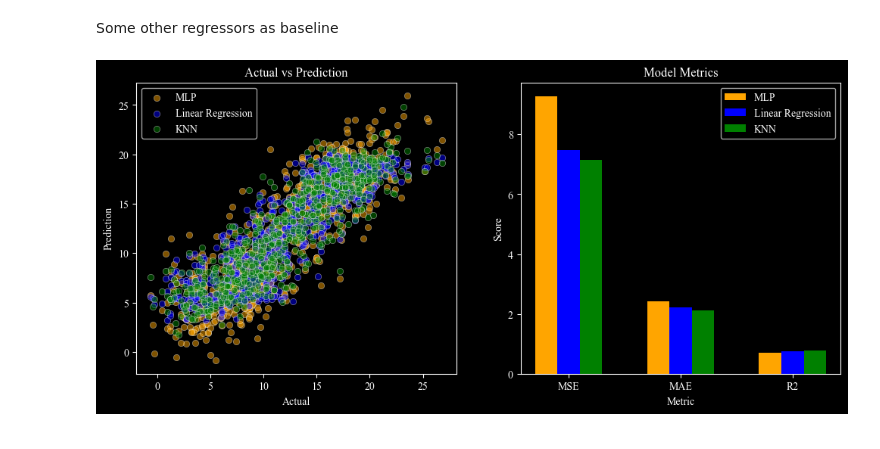
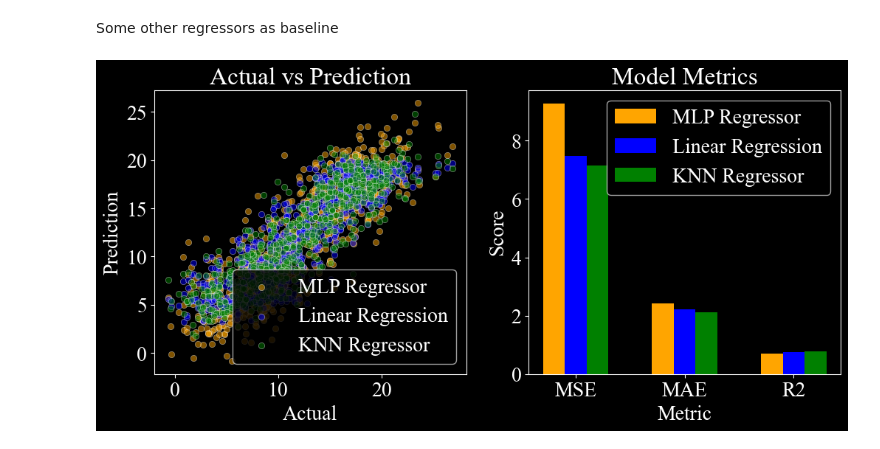
Before and after one commit to datnguyent93/TempPrediction, a Jupyter notebook: main.ipynb, the cells around one changed output. Saved outputs shown, nothing was run; the diff lists cells and outputs as text; code cells hidden in the pictures.

```diff
--- a/main.ipynb
+++ b/main.ipynb
@@ -6,7 +6,7 @@ import seaborn as sns
 from sklearn.ensemble import RandomForestRegressor
 from sklearn.model_selection import train_test_split, GridSearchCV
 from sklearn.preprocessing import StandardScaler
-from sklearn.metrics import mean_squared_error, mean_absolute_error, r2_score
+from sklearn.metrics import mean_squared_error, mean_absolute_error, r2_score, make_scorer
 from sklearn.neural_network import MLPRegressor
 from sklearn.linear_model import LinearRegression
 from sklearn.neighbors import KNeighborsRegressor
@@ -17,6 +17,7 @@ import warnings
 warnings.filterwarnings('ignore')
 # Visualization settings
 plt.rcParams['font.family'] = 'Times New Roman'
+plt.rcParams['font.size'] = 20
 plt.rcParams['axes.facecolor'] = 'black'
 plt.rcParams['figure.facecolor'] = 'black'
 plt.rcParams['text.color'] = 'white'
@@ -258,0 +278,24 @@ y_pred_mlp = model_mlp.predict(X_test)
+# %%
+# GridSearchCV object
+grid_search = GridSearchCV(mlp, param_grid, cv=3, scoring=scoring, refit='MSE', return_train_score=True, n_jobs=-1)
+
+# fit the model
+grid_search.fit(X_train, y_train)
+
+# get the results into a DataFrame
+results = pd.DataFrame(grid_search.cv_results_)
+# convert tuples to strings for plotting purposes
+results['hidden_layer_sizes_str'] = results['param_hidden_layer_sizes'].apply(lambda x: str(x))
+
+# plot
+fig, ax = plt.subplots(figsize=(14, 6))
+colors = {'tanh': 'blue', 'relu': 'orange'}
+
+for activation in results['param_activation'].unique():
+    subset = results[results['param_activation'] == activation]
+    ax.scatter(subset['hidden_layer_sizes_str'], subset['mean_test_MSE'], color=colors[activation], label=activation)
+
+ax.set_xlabel('Hidden Layer Sizes')
+ax.set_ylabel('MSE')
+ax.legend()
+plt.show()
@@ -271,36 +316,33 @@ y_pred_knn = model_knn.predict(X_test)
 # %%
 # evaluation
 metrics_mlp = [mean_squared_error(y_test, y_pred_mlp), mean_absolute_error(y_test, y_pred_mlp), r2_score(y_test, y_pred_mlp)]
 metrics_lr = [mean_squared_error(y_test, y_pred_lr), mean_absolute_error(y_test, y_pred_lr), r2_score(y_test, y_pred_lr)]
 metrics_knn = [mean_squared_error(y_test, y_pred_knn), mean_absolute_error(y_test, y_pred_knn), r2_score(y_test, y_pred_knn)]
 
 # plot
 fig, [ax1, ax2] = plt.subplots(1, 2, figsize=(12, 5))
-sns.scatterplot(x=y_test, y=y_pred_mlp, color='orange', label='MLP', alpha=0.5, ax=ax1)
+sns.scatterplot(x=y_test, y=y_pred_mlp, color='orange', label='MLP Regressor', alpha=0.5, ax=ax1)
 sns.scatterplot(x=y_test, y=y_pred_lr, color='blue', label='Linear Regression', alpha=0.5, ax=ax1)
-sns.scatterplot(x=y_test, y=y_pred_knn, color='green', label='KNN', alpha=0.5, ax=ax1)
+sns.scatterplot(x=y_test, y=y_pred_knn, color='green', label='KNN Regressor', alpha=0.5, ax=ax1)
 ax1.set_title('Actual vs Prediction')
 ax1.set_xlabel('Actual')
 ax1.set_ylabel('Prediction')
-ax1.legend()
+# ax1.legend()
 
 metrics_labels = ['MSE', 'MAE', 'R2']
 x = np.arange(len(metrics_labels))
 width = 0.2
-ax2.bar(x-width, metrics_mlp, width, color='orange', label='MLP')
+ax2.bar(x-width, metrics_mlp, width, color='orange', label='MLP Regressor')
 ax2.bar(x, metrics_lr, width, color='blue', label='Linear Regression')
-ax2.bar(x+width, metrics_knn, width, color='green', label='KNN')
+ax2.bar(x+width, metrics_knn, width, color='green', label='KNN Regressor')
 ax2.set_title('Model Metrics')
 ax2.set_xlabel('Metric')
 ax2.set_ylabel('Score')
 ax2.set_xticks(x)
 ax2.set_xticklabels(metrics_labels)
-ax2.legend()
+# ax2.legend()
 
-# ax2.bar(['MSE', 'MAE', 'R2'], metrics, color='orange')
-# ax2.set_title('Model Metrics')
-# ax2.set_xlabel('Metric')
-# ax2.set_ylabel('Score')
+plt.legend()
 plt.show()
 # %% [output]
-[figure, old version]
+[figure, new version]
```
Also changed, not shown: parts of 7 cells of this notebook, 2 other files.
